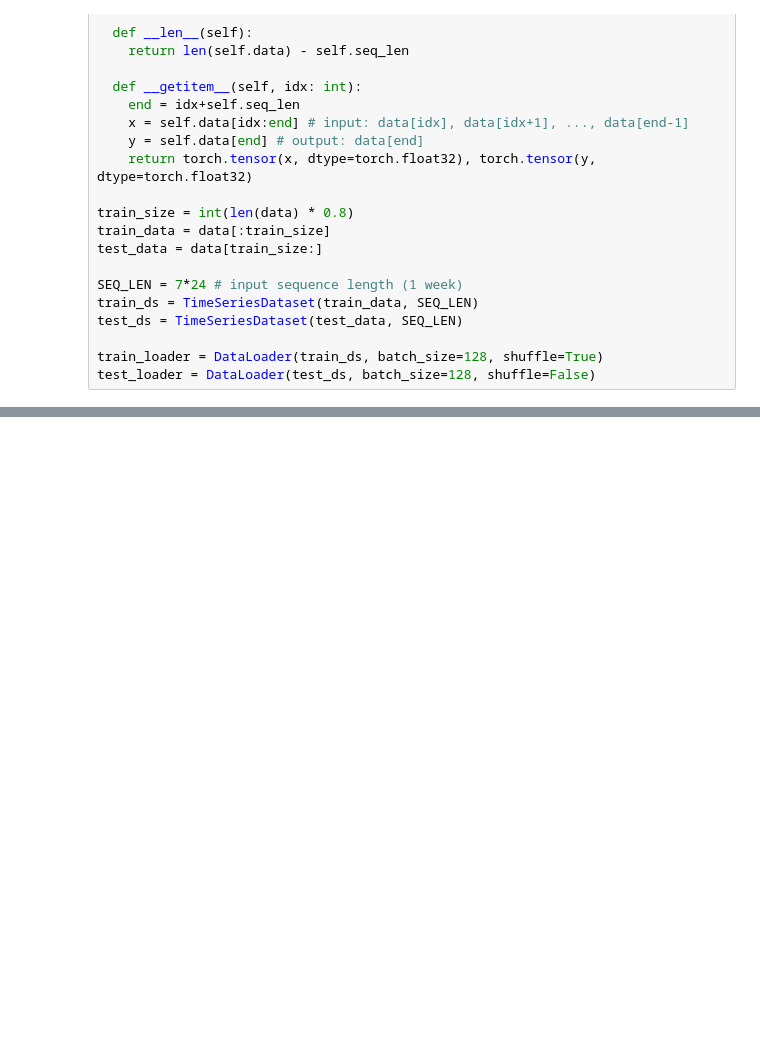
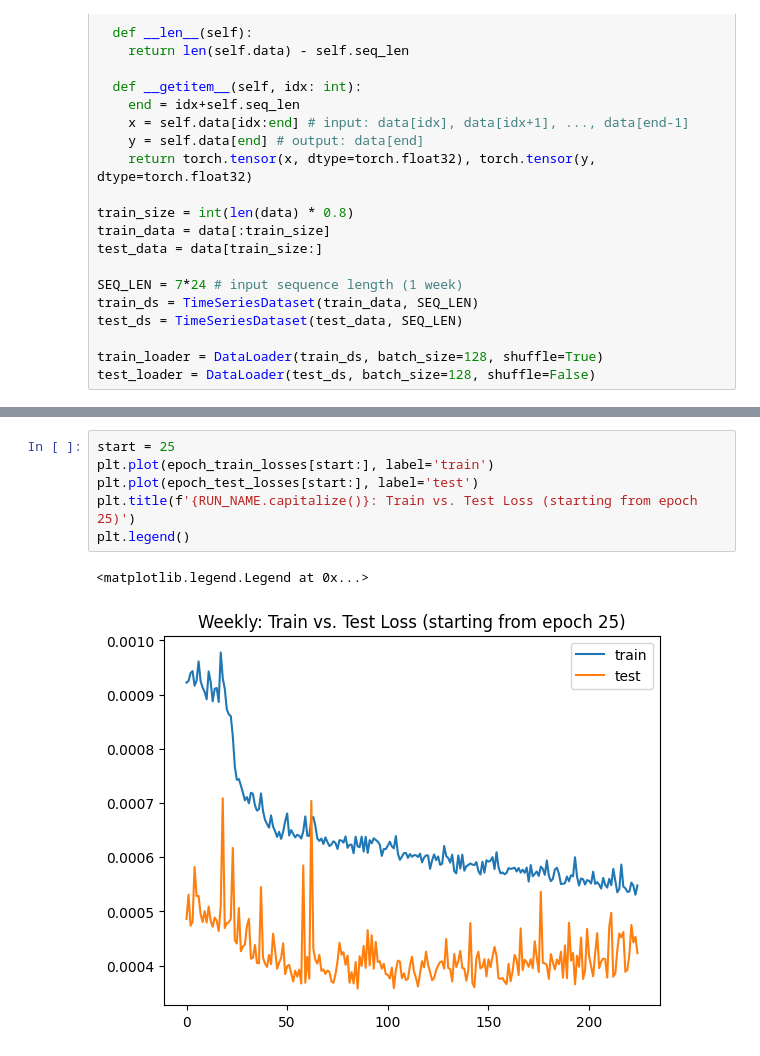
Before and after one commit to datriever/data, a Jupyter notebook: train/single-step/weekly.ipynb, the cells around one changed output, grey strips where cells are left out. Drawn from its saved outputs; the diff is of its cells as text; blank space fills up the shorter version.

```diff
--- a/train/single-step/weekly.ipynb
+++ b/train/single-step/weekly.ipynb
@@ -143,3 +153,12 @@ Epoch 50, train_loss=0.000679, test_loss=0.000397
+# %%
+start = 25
+plt.plot(epoch_train_losses[start:], label='train')
+plt.plot(epoch_test_losses[start:], label='test')
+plt.title(f'{RUN_NAME.capitalize()}: Train vs. Test Loss (starting from epoch 25)')
+plt.legend()
+# %% [output]
+<matplotlib.legend.Legend at 0x...>
+[figure, added]
 # %%
 def generate(model: LSTMModel, input: Tensor, steps: int):
   """Generate `steps` predictions by feeding the model outputs as inputs in the next step.
```
Also changed, not shown: parts of 4 cells of this notebook, 6 other files.
